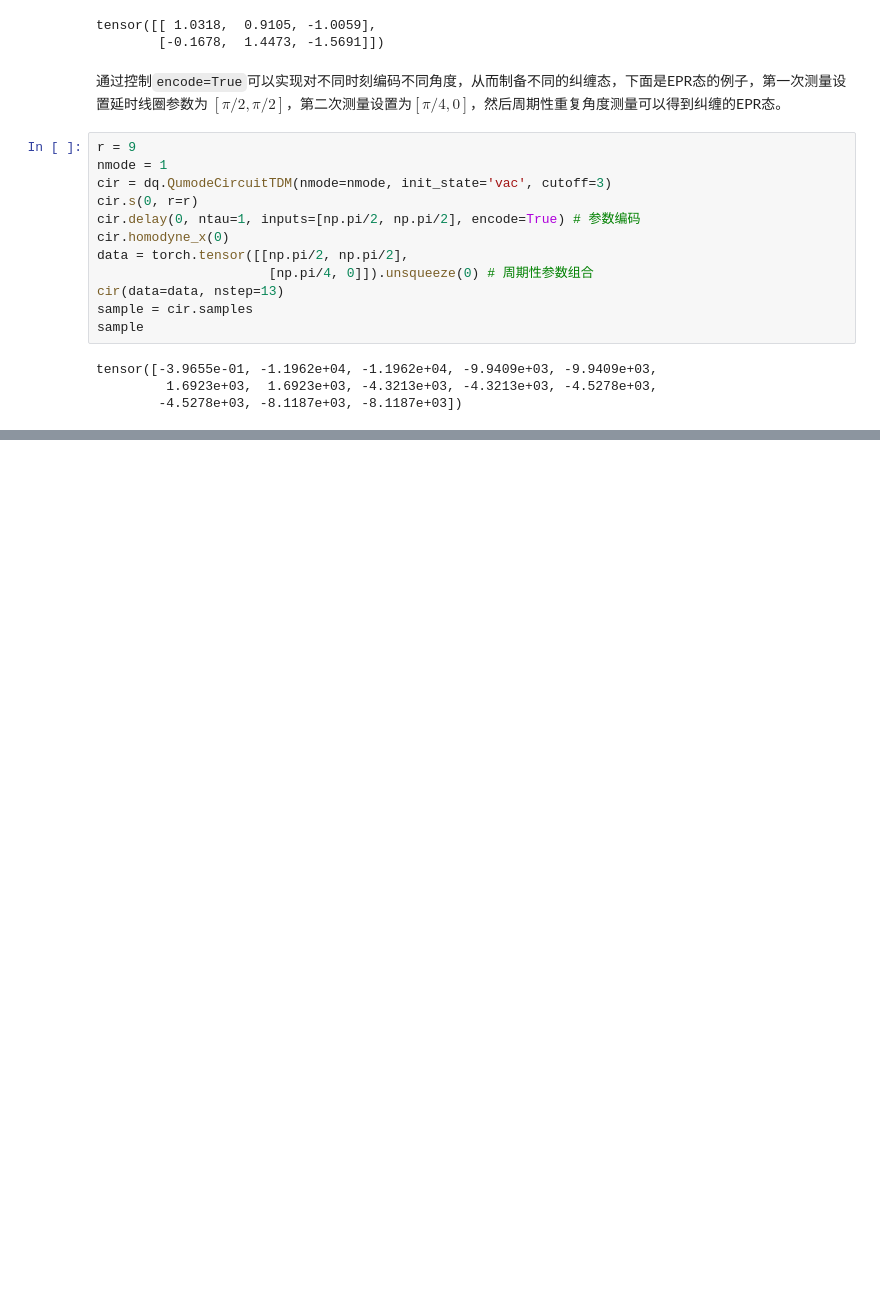
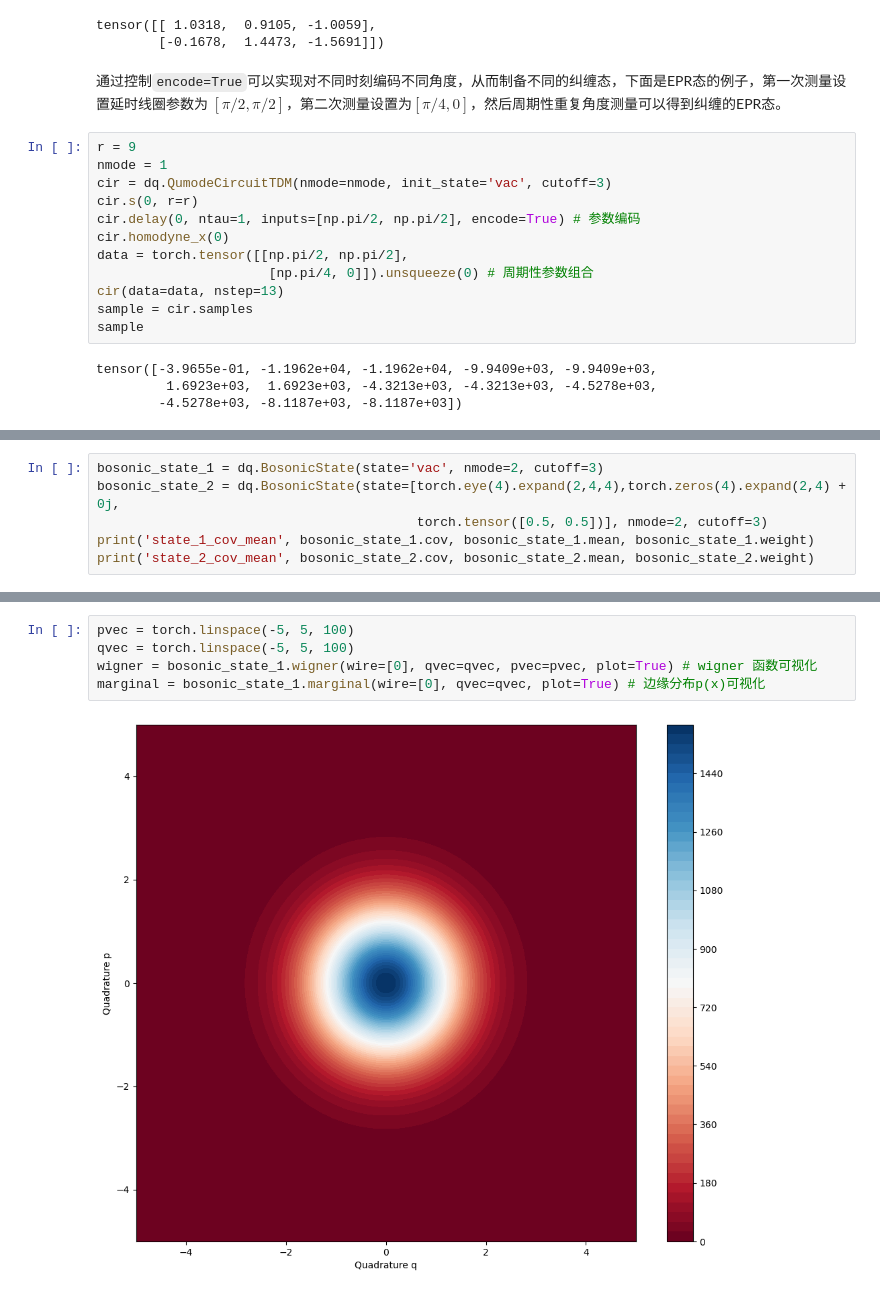
Before and after one commit to TuringQ/deepquantum, a Jupyter notebook: docs/photonic_basics.ipynb, the cells around one changed output, grey strips where cells are left out. Cells and saved outputs as stored; diff of their text form; blank space fills up the shorter version.

Commit message:
update photonic_basics.ipynb for bosonic backend

```diff
--- a/docs/photonic_basics.ipynb
+++ b/docs/photonic_basics.ipynb
@@ -1354,0 +1378,6 @@ tensor([-3.9655e-01, -1.1962e+04, -1.1962e+04, -9.9409e+03, -9.9409e+03,
+# %%
+bosonic_state_1 = dq.BosonicState(state='vac', nmode=2, cutoff=3)
+bosonic_state_2 = dq.BosonicState(state=[torch.eye(4).expand(2,4,4),torch.zeros(4).expand(2,4) + 0j,
+                                         torch.tensor([0.5, 0.5])], nmode=2, cutoff=3)
+print('state_1_cov_mean', bosonic_state_1.cov, bosonic_state_1.mean, bosonic_state_1.weight)
+print('state_2_cov_mean', bosonic_state_2.cov, bosonic_state_2.mean, bosonic_state_2.weight)
@@ -1354,0 +1402,7 @@ tensor([-3.9655e-01, -1.1962e+04, -1.1962e+04, -9.9409e+03, -9.9409e+03,
+# %%
+pvec = torch.linspace(-5, 5, 100)
+qvec = torch.linspace(-5, 5, 100)
+wigner = bosonic_state_1.wigner(wire=[0], qvec=qvec, pvec=pvec, plot=True) # wigner 函数可视化
+marginal = bosonic_state_1.marginal(wire=[0], qvec=qvec, plot=True) # 边缘分布p(x)可视化
+# %% [output]
+[figure, added]
```
Also changed, not shown: parts of 19 cells of this notebook.
